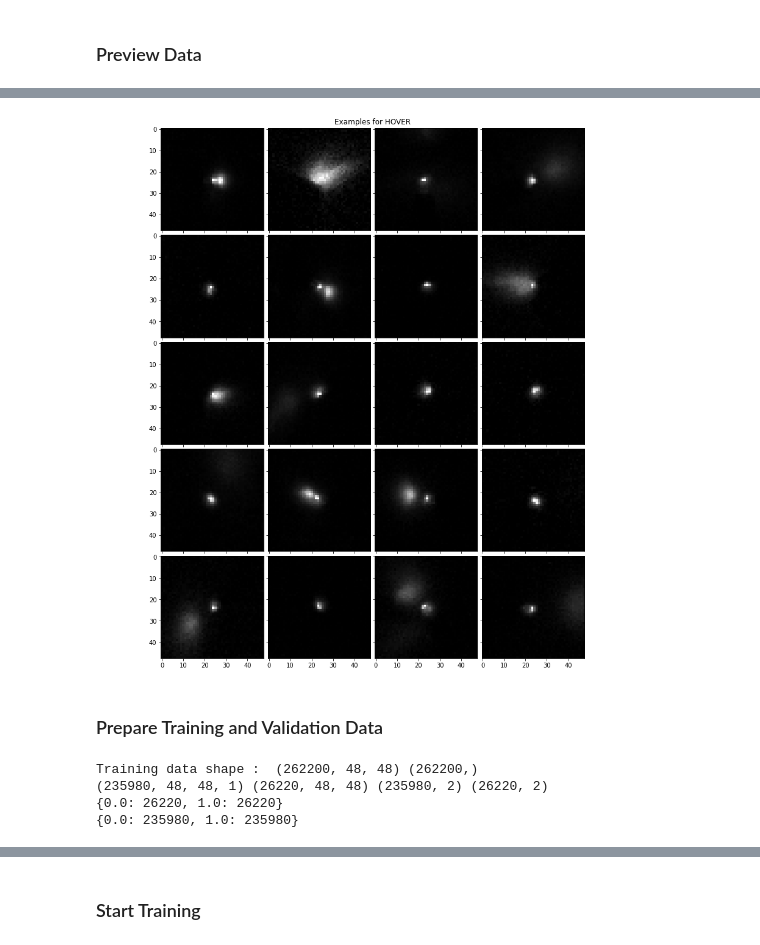
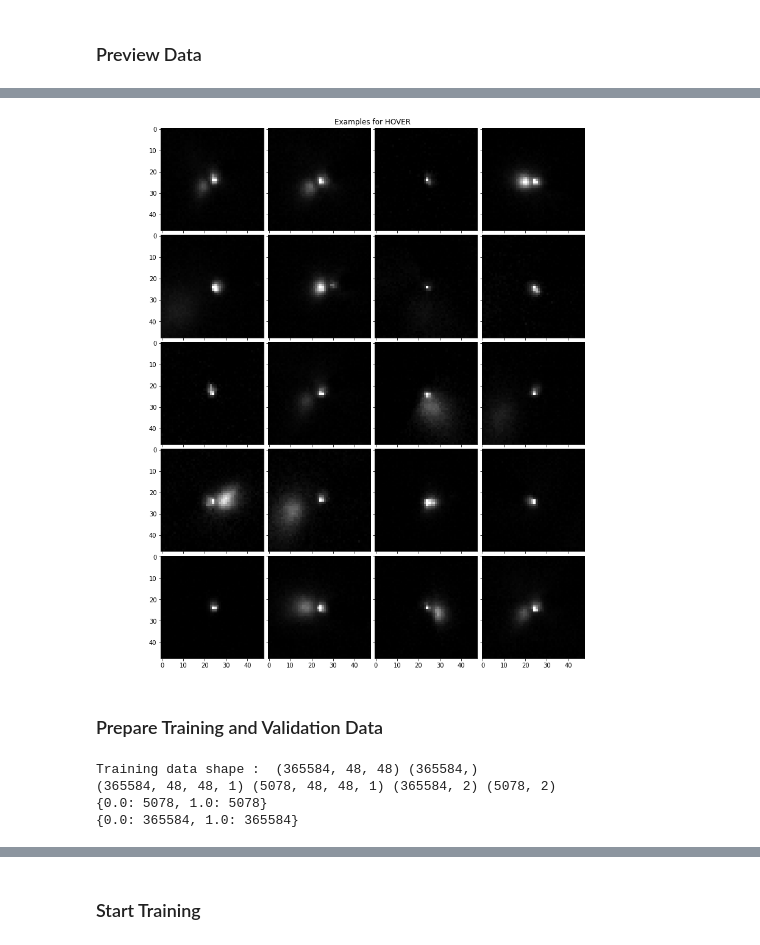
Before and after one commit to vigitia/IRPenTracking, a Jupyter notebook: evaluation/train_network.ipynb, the cells around one changed output, grey strips where cells are left out. Cells and saved outputs as stored; diff of their text form; code cells hidden in the pictures.

```diff
--- a/evaluation/train_network.ipynb
+++ b/evaluation/train_network.ipynb
@@ -117,15 +120,38 @@ for p in DRAW_PATHS:
 for p in HOVER_PATHS:
     images_hover += read_images_mono(p)[0]
 
-images_draw = data_augmentation(images_draw)
-images_hover = data_augmentation(images_hover)
-images = images_draw + images_hover
-labels = [0] * len(images_draw) + [1] * len(images_hover)
 
-print(len(images_hover))
-print(len(images_draw))
-print(len(images))
-print(len(labels))
+images_draw_test = []
+images_hover_test = []
+images_draw_train = []
+images_hover_train = []
+
+for i, img in enumerate(images_draw):
+    if i % 10 == 0:
+        images_draw_test.append(img)
+    else:
+        images_draw_train.append(img)
+
+for i, img in enumerate(images_hover):
+    if i % 10 == 0:
+        images_hover_test.append(img)
+    else:
+        images_hover_train.append(img)
+
+images_draw_train = data_augmentation(images_draw_train)
+images_hover_train = data_augmentation(images_hover_train)
+images_train = images_draw_train + images_hover_train
+labels_train = [0] * len(images_draw_train) + [1] * len(images_hover_train)
+
+images_test = images_draw_test + images_hover_test
+labels_test = [0] * len(images_draw_test) + [1] * len(images_hover_test)
+
+print(len(images_hover_train))
+print(len(images_draw_train))
+print(len(images_train))
+print(len(labels_train))
+print(len(images_test))
+print(len(labels_test))
 # %% [output]
 Read 3000 files from "../out3/2022-08-02/draw_1_400_18"
 Please use `tqdm.notebook.tqdm` instead of `tqdm.tqdm_notebook`
@@ -176,7 +196,7 @@ COLUMS = 5
 
 image_list = []
 for i in range(ROWS*COLUMS):
-    image_list.append(random.sample(images_draw, 1)[0])
+    image_list.append(random.sample(images_draw_test, 1)[0])
 
 
 fig = plt.figure(figsize=(16, 16))
@@ -195,42 +215,55 @@ for ax, im in zip(grid, image_list):
 # %%
 ROWS = 4
 COLUMS = 5
 
 
 image_list = []
 for i in range(ROWS*COLUMS):
-    image_list.append(random.sample(images_hover, 1)[0])
+    image_list.append(random.sample(images_hover_test, 1)[0])
 
 
 fig = plt.figure(figsize=(16, 16))
 plt.title('Examples for HOVER')
 plt.axis('off')
 grid = ImageGrid(fig, 111,  # similar to subplot(111)
                  nrows_ncols=(COLUMS, ROWS),  # creates 2x2 grid of axes
                  axes_pad=0.1,  # pad between axes in inch.
                  )
 
 for ax, im in zip(grid, image_list):
     # Iterating over the grid returns the Axes.
     ax.imshow(im, 'gray')
 # %% [output]
-[figure, old version]
+[figure, new version]
 # %% [markdown]
 ### Prepare Training and Validation Data
 # %%
-train_X = np.array(images)
-train_Y = np.array(labels)
+train_X = np.array(images_train)
+train_Y = np.array(labels_train)
+test_X = np.array(images_test)
+test_Y = np.array(labels_test)
 
 print('Training data shape : ', train_X.shape, train_Y.shape)
 
 train_X = train_X.astype('float32')
 train_X = train_X / 255.
 
+test_X = test_X.astype('float32')
+test_X = test_X / 255.
+
 train_Y_one_hot = to_categorical(train_Y)
+test_Y_one_hot = to_categorical(test_Y)
 
-train_X, valid_X, train_label, valid_label = train_test_split(train_X, train_Y_one_hot, test_size=0.1, random_state=13)
+train_label = train_Y_one_hot
+
+valid_X = test_X
+valid_label = test_Y_one_hot
+
+#train_X, _, train_label, _ = train_test_split(train_X, train_Y_one_hot, test_size=0.0, random_state=13)
+#valid_X, _, train_label, _ = train_test_split(test_X, test_Y_one_hot, test_size=1.0, random_state=13)
 
 train_X = train_X.reshape(-1, IMG_SIZE, IMG_SIZE, 1)
+valid_X = test_X.reshape(-1, IMG_SIZE, IMG_SIZE, 1)
 
 print(train_X.shape, valid_X.shape, train_label.shape, valid_label.shape)
 
@@ -241,10 +274,10 @@ unique, counts = np.unique(train_label, return_counts=True)
 
 print(dict(zip(unique, counts)))
 # %% [output]
-Training data shape :  (262200, 48, 48) (262200,)
-(235980, 48, 48, 1) (26220, 48, 48) (235980, 2) (26220, 2)
-{0.0: 26220, 1.0: 26220}
-{0.0: 235980, 1.0: 235980}
+Training data shape :  (365584, 48, 48) (365584,)
+(365584, 48, 48, 1) (5078, 48, 48, 1) (365584, 2) (5078, 2)
+{0.0: 5078, 1.0: 5078}
+{0.0: 365584, 1.0: 365584}
 # %%
 l = [0, 0]
 for i in valid_label:
```
Also changed, not shown: parts of 12 cells of this notebook, 2 other files.
